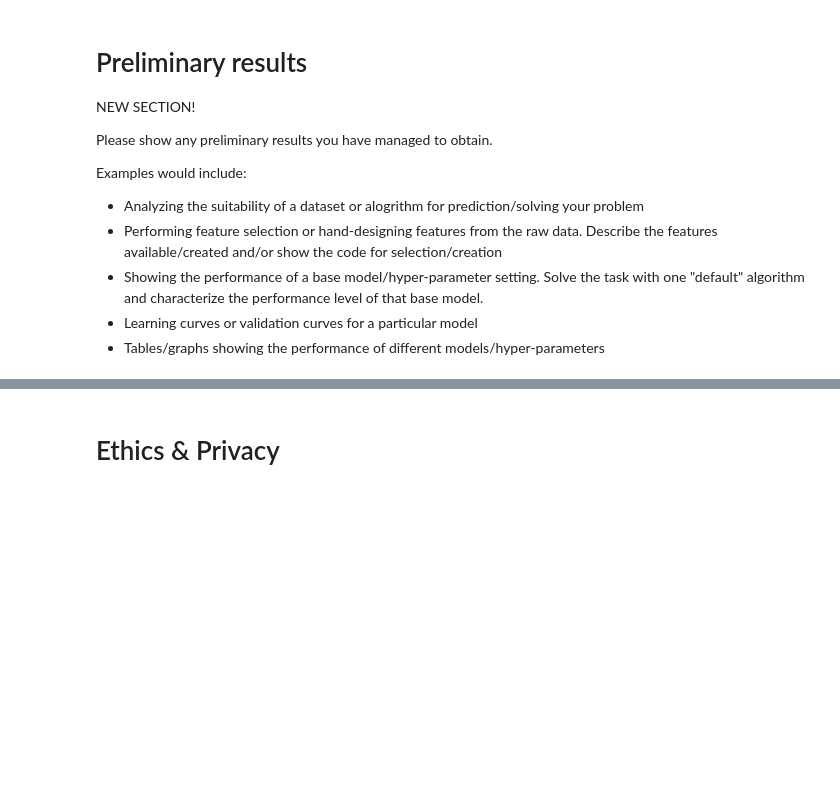
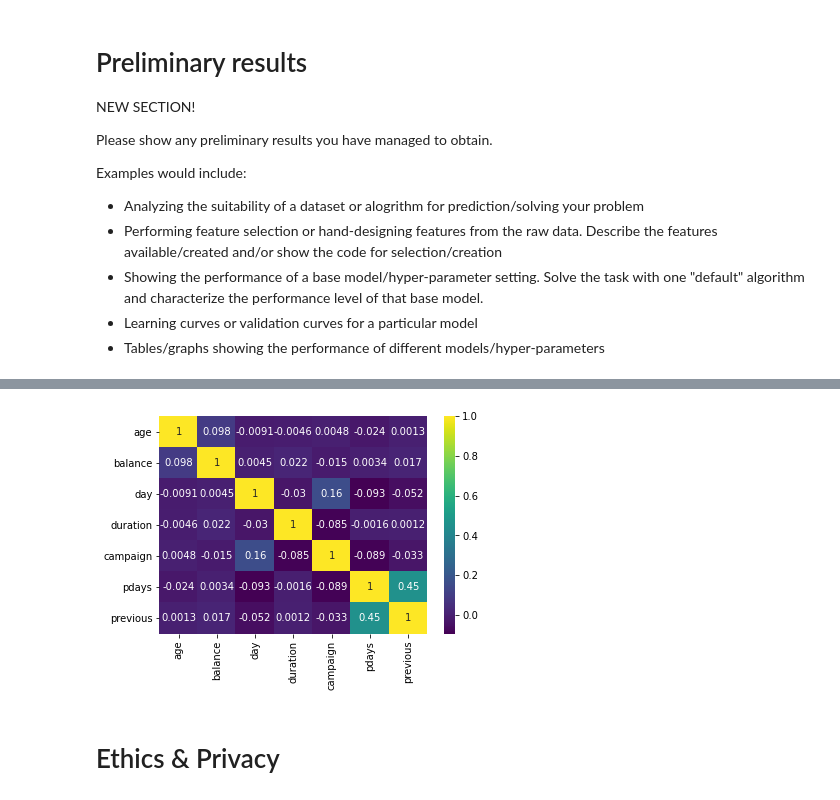
Before and after one commit to Jiy014/Group034-Wi23, a Jupyter notebook: CheckpointGroup034-Wi23.ipynb, the cells around one changed output, grey strips where cells are left out. Cells and saved outputs as stored; diff of their text form; code cells hidden in the pictures; blank space fills up the shorter version.

```diff
--- a/CheckpointGroup034-Wi23.ipynb
+++ b/CheckpointGroup034-Wi23.ipynb
@@ -111,3 +252,9 @@ print(data)
+# %%
+correlation_matrix = bank_data[numerical_features].corr()
+sns.heatmap(correlation_matrix, annot=True, cmap='viridis')
+plt.show()
+# %% [output]
+[figure, added]
 # %% [markdown]
 # Ethics & Privacy
 # %% [markdown]
```
Also changed, not shown: parts of 14 cells of this notebook.
